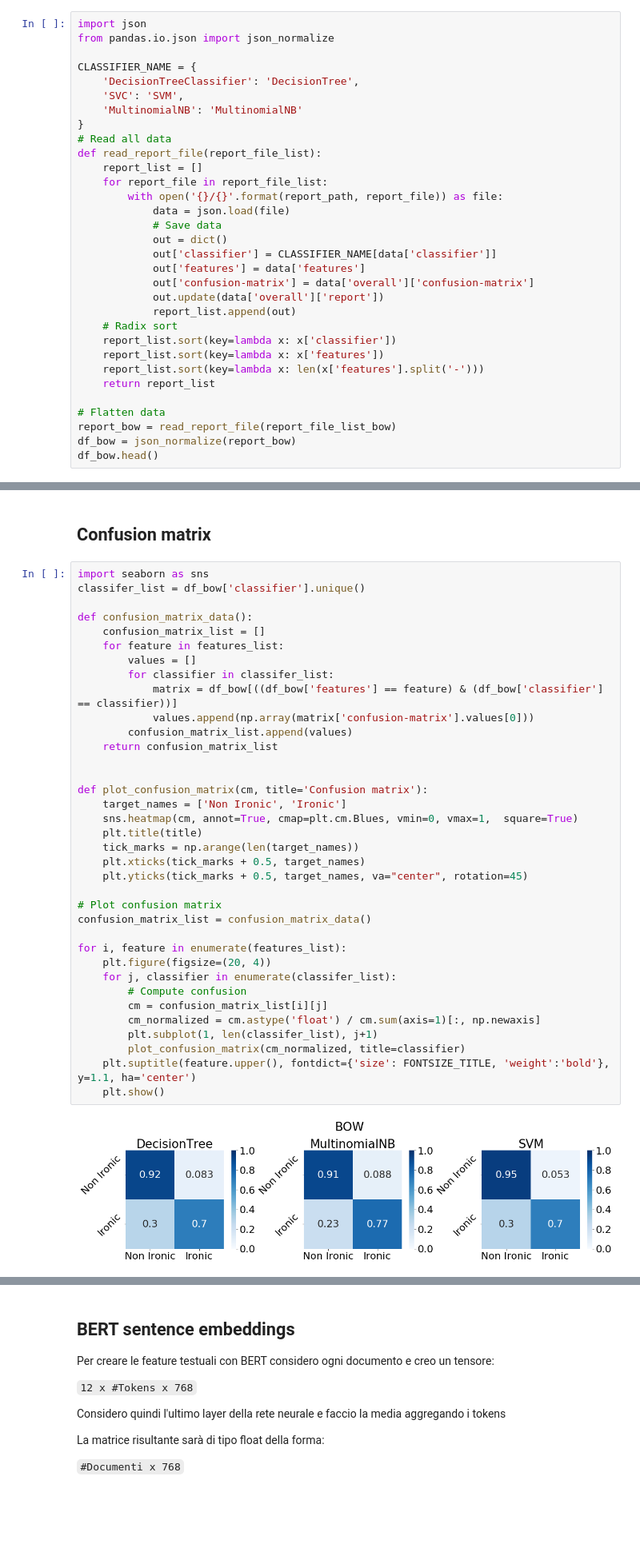
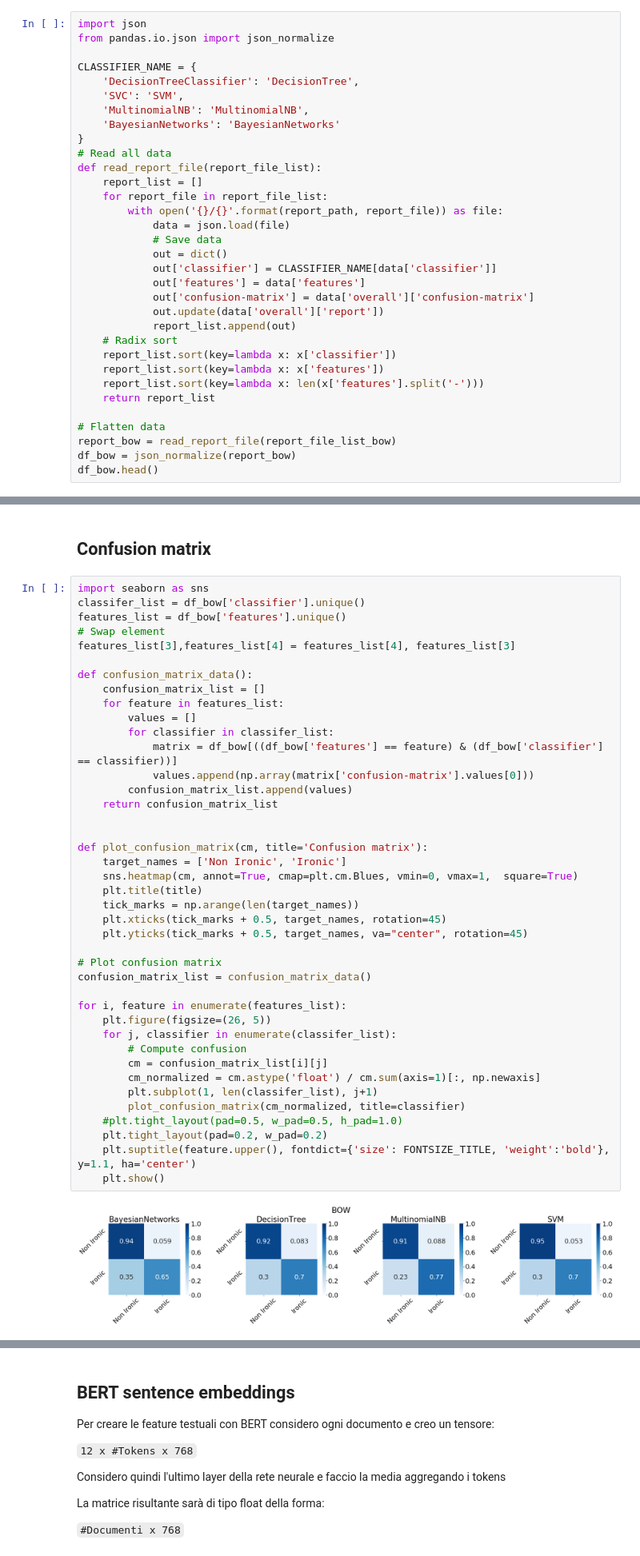
Before and after one commit to gianlucagiudice/irony-detection, a Jupyter notebook: notebooks/report_analysis.ipynb, the cells around one changed output, grey strips where cells are left out. Shown at 80% size. Cells and saved outputs as stored; diff of their text form; blank space fills up the shorter version.

Commit message:
Bayesian networks

```diff
--- a/notebooks/report_analysis.ipynb
+++ b/notebooks/report_analysis.ipynb
@@ -47,7 +47,8 @@ from pandas.io.json import json_normalize
 CLASSIFIER_NAME = {
 	'DecisionTreeClassifier': 'DecisionTree',
 	'SVC': 'SVM',
-	'MultinomialNB': 'MultinomialNB'
+	'MultinomialNB': 'MultinomialNB',
+	'BayesianNetworks': 'BayesianNetworks'
 }
 # Read all data
 def read_report_file(report_file_list):
@@ -217,38 +220,43 @@ for classifier in df_bow['classifier'].unique():
 # %%
 import seaborn as sns
 classifer_list = df_bow['classifier'].unique()
+features_list = df_bow['features'].unique()
+# Swap element
+features_list[3],features_list[4] = features_list[4], features_list[3]
 
 def confusion_matrix_data():
 	confusion_matrix_list = []
 	for feature in features_list:
 		values = []
 		for classifier in classifer_list:
 			matrix = df_bow[((df_bow['features'] == feature) & (df_bow['classifier'] == classifier))]
 			values.append(np.array(matrix['confusion-matrix'].values[0]))
 		confusion_matrix_list.append(values)
 	return confusion_matrix_list
 
 
 def plot_confusion_matrix(cm, title='Confusion matrix'):
 	target_names = ['Non Ironic', 'Ironic']
 	sns.heatmap(cm, annot=True, cmap=plt.cm.Blues, vmin=0, vmax=1,  square=True)
 	plt.title(title)
 	tick_marks = np.arange(len(target_names))
-	plt.xticks(tick_marks + 0.5, target_names)
+	plt.xticks(tick_marks + 0.5, target_names, rotation=45)
 	plt.yticks(tick_marks + 0.5, target_names, va="center", rotation=45)
 
 # Plot confusion matrix
 confusion_matrix_list = confusion_matrix_data()
 
 for i, feature in enumerate(features_list):
-	plt.figure(figsize=(20, 4))
+	plt.figure(figsize=(26, 5))
 	for j, classifier in enumerate(classifer_list):
 		# Compute confusion
 		cm = confusion_matrix_list[i][j]
 		cm_normalized = cm.astype('float') / cm.sum(axis=1)[:, np.newaxis]
 		plt.subplot(1, len(classifer_list), j+1)
 		plot_confusion_matrix(cm_normalized, title=classifier)
+	#plt.tight_layout(pad=0.5, w_pad=0.5, h_pad=1.0)
+	plt.tight_layout(pad=0.2, w_pad=0.2)
 	plt.suptitle(feature.upper(), fontdict={'size': FONTSIZE_TITLE, 'weight':'bold'}, y=1.1, ha='center')
 	plt.show()
 # %% [output]
-[figure, old version]
+[figure, new version]
```
Also changed, not shown: parts of 5 cells of this notebook, 8 other files.
